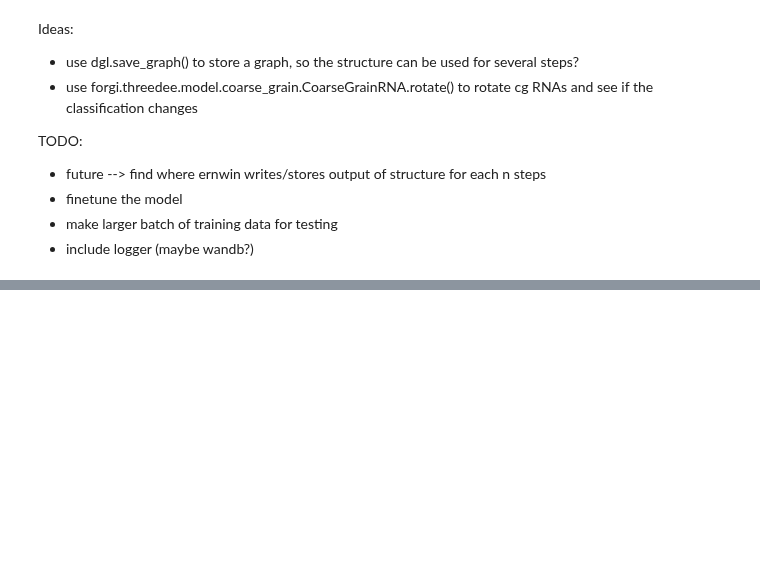
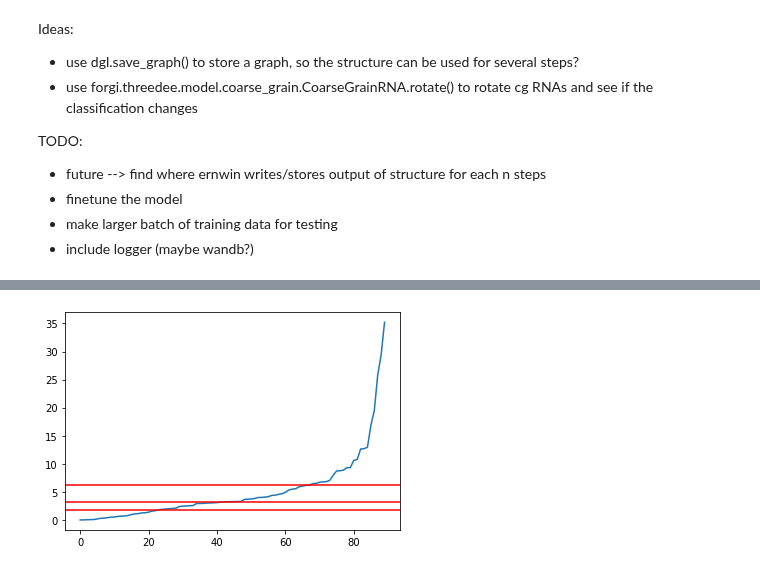
Before and after one commit to milang9/3d_classifier, a Jupyter notebook: 3d_classifier.ipynb, the cells around one changed output, grey strips where cells are left out. Cells and saved outputs as stored; diff of their text form; code cells hidden in the pictures; blank space fills up the shorter version.

```diff
--- a/3d_classifier.ipynb
+++ b/3d_classifier.ipynb
@@ -409,22 +411,41 @@ test_rmsd = "./data/test_rmsd_list.txt"
 
 test_dataset = CGDataset(test_dir, test_rmsd)
 
-test_dataloader = dtl.pytorch.GraphDataLoader(val_dataset)
+test_dataloader = dtl.pytorch.GraphDataLoader(test_dataset)
 
+max_label = 0
+max_loss = 0
+max_pred = 0
 test_losses = []
 for test_graph, test_label in test_dataloader:
     test_pred = model(test_graph)
     test_loss = F.smooth_l1_loss(test_pred, test_label).item()
     test_losses.append(test_loss)
     #print("Test Prediction: {:.4f}; true RMSD: {:.4f}; loss: {:.4f}".format(test_pred.item(), test_label.item(), test_loss))
+    if test_loss > max_loss:
+        max_loss = test_loss
+        max_label = test_label
+        max_pred = test_pred
 
+print(max_label, max_pred, max_loss)
 test_mean = np.mean(test_losses)
 test_std = np.std(test_losses)
+test_fq = np.quantile(test_losses, q=0.25)
+test_median = np.median(test_losses)
+test_tq = np.quantile(test_losses, q=0.75)
 print("Mean Test loss: \t {:.4f}".format(test_mean))
 print("Std. Dev. of Test loss:  {:.4f}".format(test_std))
 print("Min loss: \t \t {:.4f}".format(min(test_losses)))
-print("First Quantile: \t {:.4f}".format(np.quantile(test_losses, q=0.25)))
-print("Median: \t \t {:.4f}".format(np.median(test_losses)))
-print("Third Quantile: \t {:.4f}".format(np.quantile(test_losses, q=0.75)))
+print("First Quantile: \t {:.4f}".format(test_fq))
+print("Median: \t \t {:.4f}".format(test_median))
+print("Third Quantile: \t {:.4f}".format(test_tq))
 print("Max Loss: \t \t {:.4f}".format(max(test_losses)))
+
+print(sorted(test_losses)[-5:])
+
+plt.plot(sorted(test_losses))
+plt.axhline(y = test_fq, color = 'r')
+plt.axhline(y = test_median, color = 'r')
+plt.axhline(y = test_tq, color = 'r')
+plt.draw()
 # %% [output]
@@ -437,0 +461 @@ Max Loss:                22.5539
+[figure, added]
```
Also changed, not shown: parts of 6 cells of this notebook.
